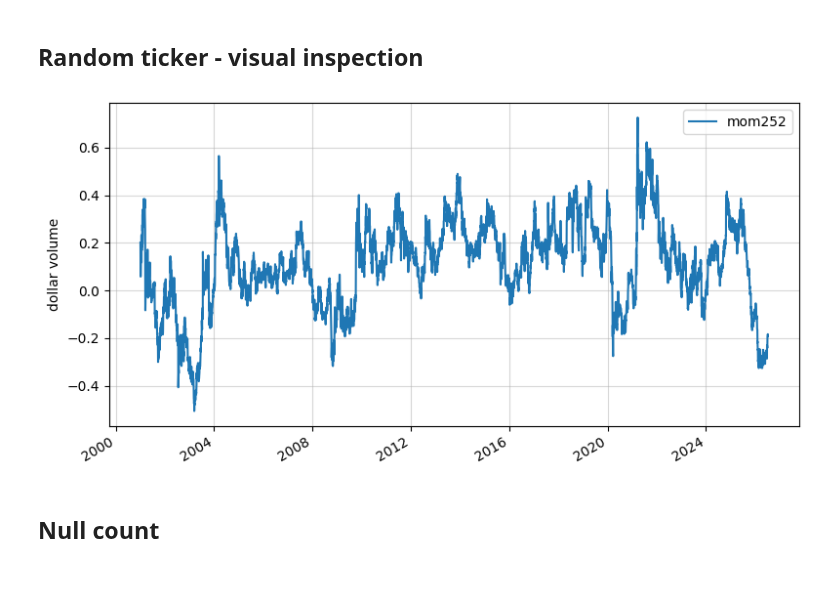
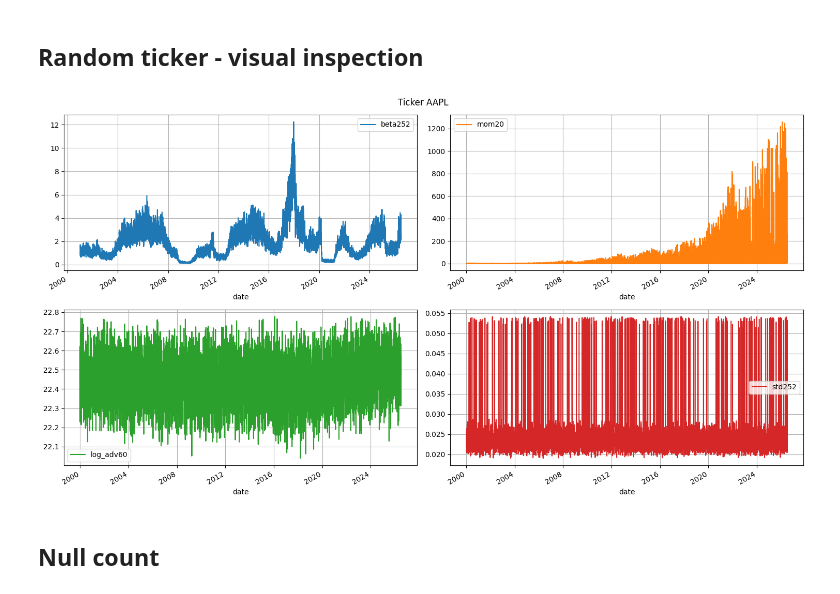
Before and after one commit to qlemoal/quant_alpha_lab, a Jupyter notebook: notebooks/inspect_features.ipynb, the cells around one changed output. Drawn from its saved outputs; the diff is of its cells as text; code cells hidden in the pictures.

```diff
--- a/notebooks/inspect_features.ipynb
+++ b/notebooks/inspect_features.ipynb
@@ -31,13 +31,24 @@ shape: (9, 28)
 df = lf.filter(
     c('ticker').is_in( c('ticker').unique().sample(1).implode() )
 ).collect().to_pandas().set_index('date')
+# %%
+df = lf.filter(
+    c('ticker') == 'AAPL'
+).collect().to_pandas().set_index('date')
 # %%
-f, ax = new_fig(fs=(8, 4))
-df.plot( y='mom252', ax=ax)
-# ax.grid()
-finish_fig(ax, yl='mom-20 days')
+feat = 'beta252'
+f, ax = plt.subplots(2, 2, figsize=(15, 8))
+df.plot(y='beta252', ax=ax[0, 0])
+df.plot(y='mom20', ax=ax[0, 1], color='C1')
+df.plot(y='log_adv60', ax=ax[1, 0], color='C2')
+df.plot(y='std252', ax=ax[1, 1], color='C3')
+for ax__ in ax.flatten():
+    ax__.grid()
+f.suptitle('Ticker ' + df['ticker'].iloc[0])
+plt.tight_layout()
+# finish_fig(ax, yl=feat, title = df['ticker'].iloc[0] + ' - ' + feat)
 # %% [output]
-[figure, old version]
+[figure, new version]
 # %% [markdown]
 ## Null count
 # %%
```
Also changed, not shown: parts of 6 cells of this notebook, 10 other files.
